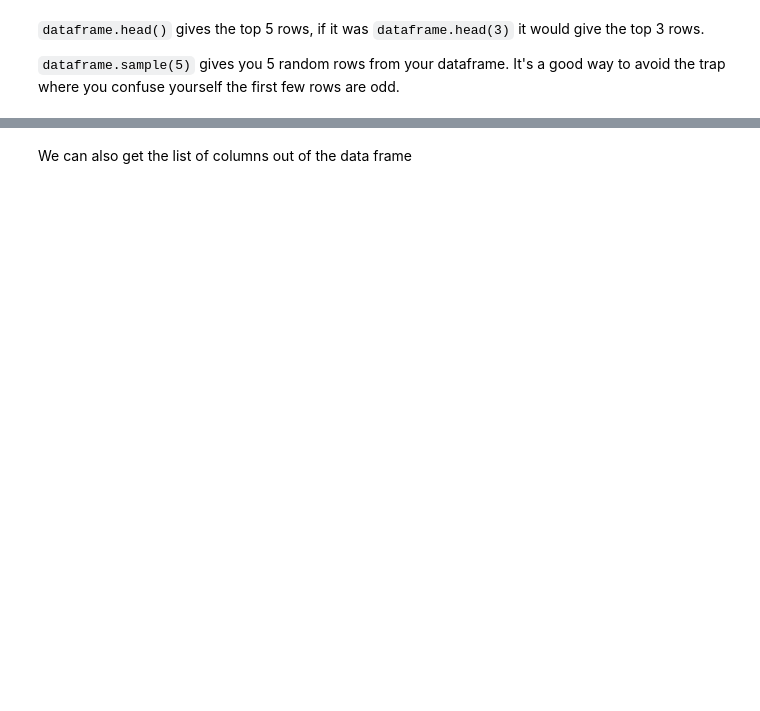
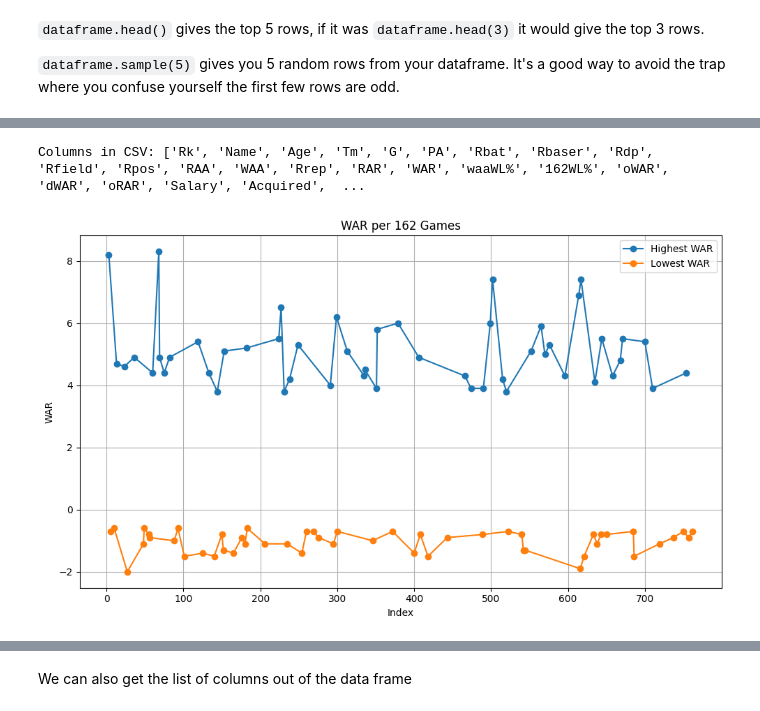
Before and after one commit to Ethanp333/baseball_data, a Jupyter notebook: basic_pandas.ipynb, the cells around one changed output, grey strips where cells are left out. Saved outputs shown, nothing was run; the diff lists cells and outputs as text; code cells hidden in the pictures; blank space fills up the shorter version.

```diff
--- a/basic_pandas.ipynb
+++ b/basic_pandas.ipynb
@@ -298,0 +1136,69 @@ Data loaded successfully
+# %%
+import pandas as pd
+import matplotlib.pyplot as plt
+import os
+
+# Define the path to your CSV file
+csv_file_path = 'WAR_2023.csv'
+
+# Check if the file exists
+if not os.path.exists(csv_file_path):
+    raise FileNotFoundError(f"The file '{csv_file_path}' does not exist.")
+
+# Function to read CSV file with multiple encoding options
+def read_csv_with_encodings(file_path):
+    try:
+        return pd.read_csv(file_path, encoding='utf-8')
+    except UnicodeDecodeError:
+        try:
+            return pd.read_csv(file_path, encoding='latin1')
+        except UnicodeDecodeError:
+            return pd.read_csv(file_path, encoding='iso-8859-1')
+
+try:
+    # Read the CSV file
+    df = read_csv_with_encodings(csv_file_path)
+except Exception as e:
+    raise ValueError(f"Error reading the CSV file: {e}")
+
+# Print column names for debug purposes
+print(f"Columns in CSV: {df.columns.tolist()}")
+
+# Ensure the CSV file has at least 16 columns
+if df.shape[1] < 16:
+    raise ValueError("The CSV file does not have at least 16 columns.")
+
+try:
+    # Extract the 16th column (WAR)
+    war_column_16 = df.iloc[:, 15]
+
+    # Ensure the column contains numeric values
+    war_column_16 = pd.to_numeric(war_column_16, errors='coerce').dropna()
+
+    # Extract top 50 and bottom 50 WAR values
+    top_50_war = war_column_16.nlargest(50)
+    bottom_50_war = war_column_16.nsmallest(50)
+
+    # Sort the indices for plotting purposes
+    top_50_war_sorted = top_50_war.sort_index()
+    bottom_50_war_sorted = bottom_50_war.sort_index()
+
+    # Create a line graph to visualize the highest and lowest WAR values
+    plt.figure(figsize=(10, 6))
+    plt.plot(top_50_war_sorted.index, top_50_war_sorted.values, marker='o', linestyle='-', label='Highest WAR')
+    plt.plot(bottom_50_war_sorted.index, bottom_50_war_sorted.values, marker='o', linestyle='-', label='Lowest WAR')
+    plt.title('WAR per 162 Games')
+    plt.xlabel('Index')
+    plt.ylabel('WAR')
+    plt.grid(True)
+    plt.legend()
+
+    # Show the plot
+    plt.tight_layout()
+    plt.show()
+
+except Exception as e:
+    raise ValueError(f"Error processing the data: {e}")
+# %% [output]
+Columns in CSV: ['Rk', 'Name', 'Age', 'Tm', 'G', 'PA', 'Rbat', 'Rbaser', 'Rdp', 'Rfield', 'Rpos', 'RAA', 'WAA', 'Rrep', 'RAR', 'WAR', 'waaWL%', '162WL%', 'oWAR', 'dWAR', 'oRAR', 'Salary', 'Acquired',  ...
+[figure, added]
```
Also changed, not shown: parts of 76 cells of this notebook, 18 other files.
